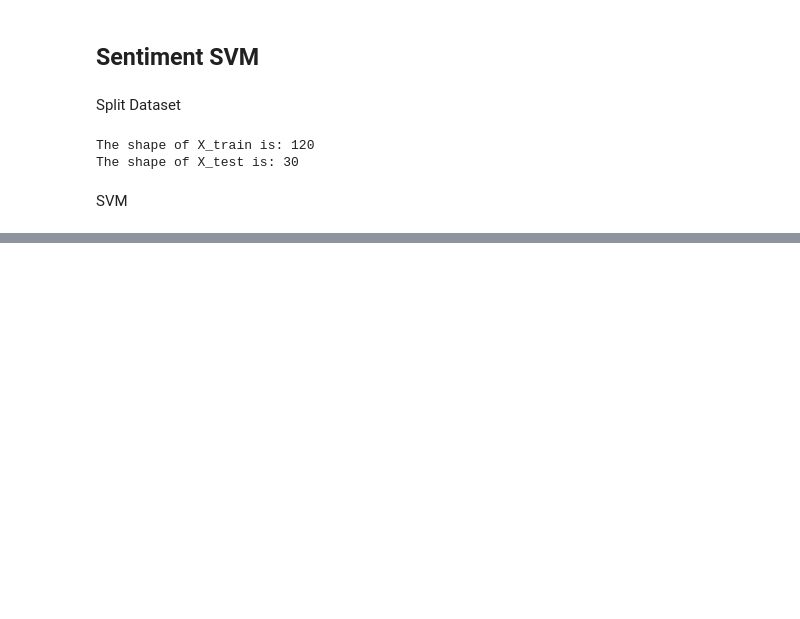
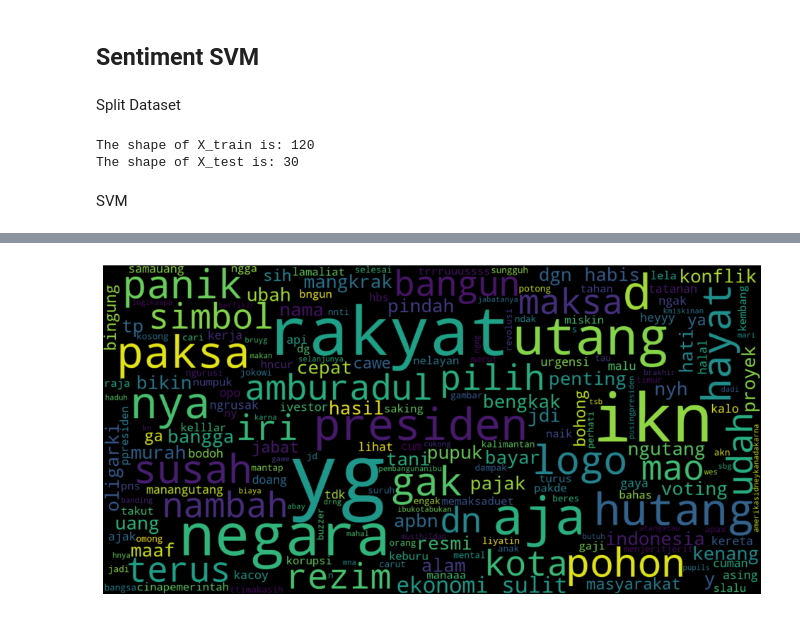
Before and after one commit to MKMaarif/Sentiment-Logo-IKN-Gemastik, a Jupyter notebook: SentSVM.ipynb, the cells around one changed output, grey strips where cells are left out. Cells and saved outputs as stored; diff of their text form; code cells hidden in the pictures; blank space fills up the shorter version.

```diff
--- a/SentSVM.ipynb
+++ b/SentSVM.ipynb
@@ -184,0 +202,11 @@ plt.show()
+# %%
+# wordcloud for negative sentiment
+wordcloud = WordCloud(width=1600, height=800, max_font_size=200).generate(' '.join(df[df['manual_sentiment']=='negative']['clean_text']))
+
+# plot wordcloud with caption negative sentiment
+plt.figure(figsize=(12,10))
+plt.imshow(wordcloud, interpolation='bilinear')
+plt.axis("off")
+plt.show()
+# %% [output]
+[figure, added]
```
Also changed, not shown: parts of 10 cells of this notebook, 1 other file.
